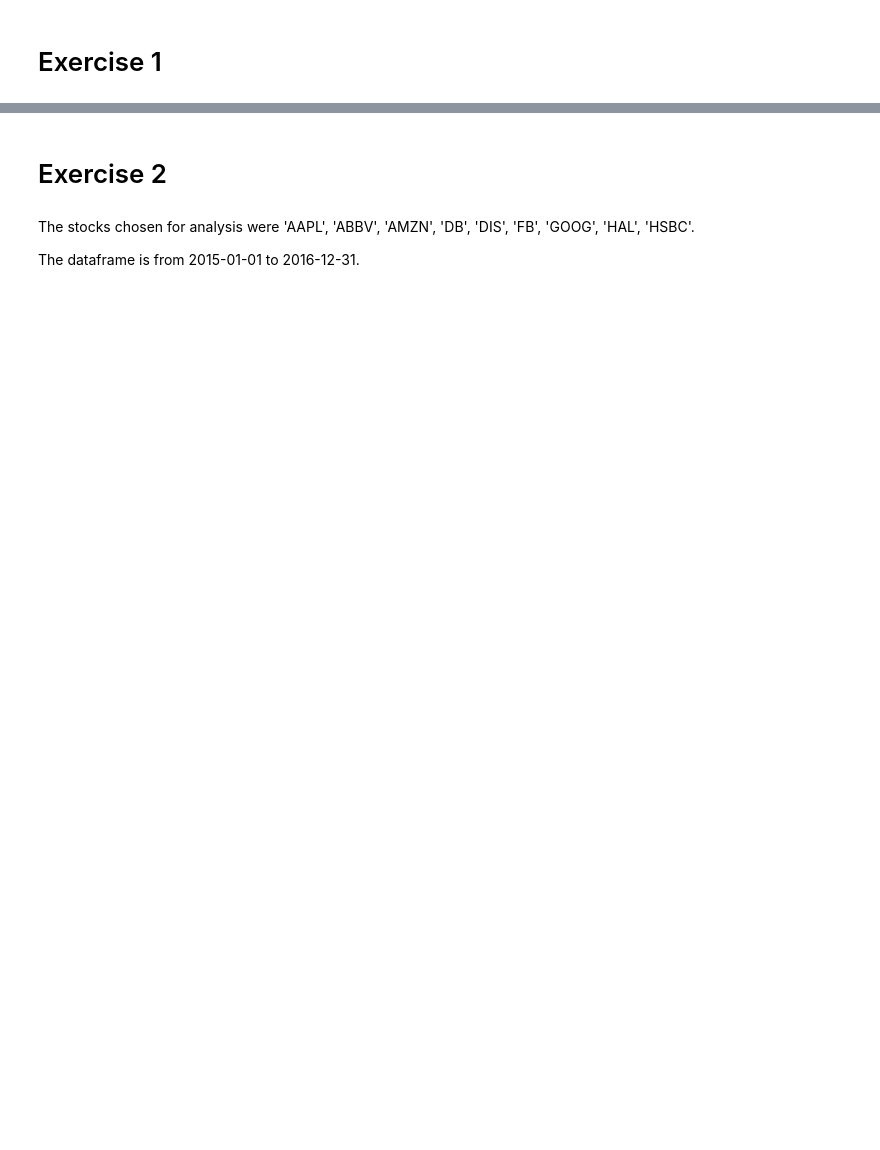
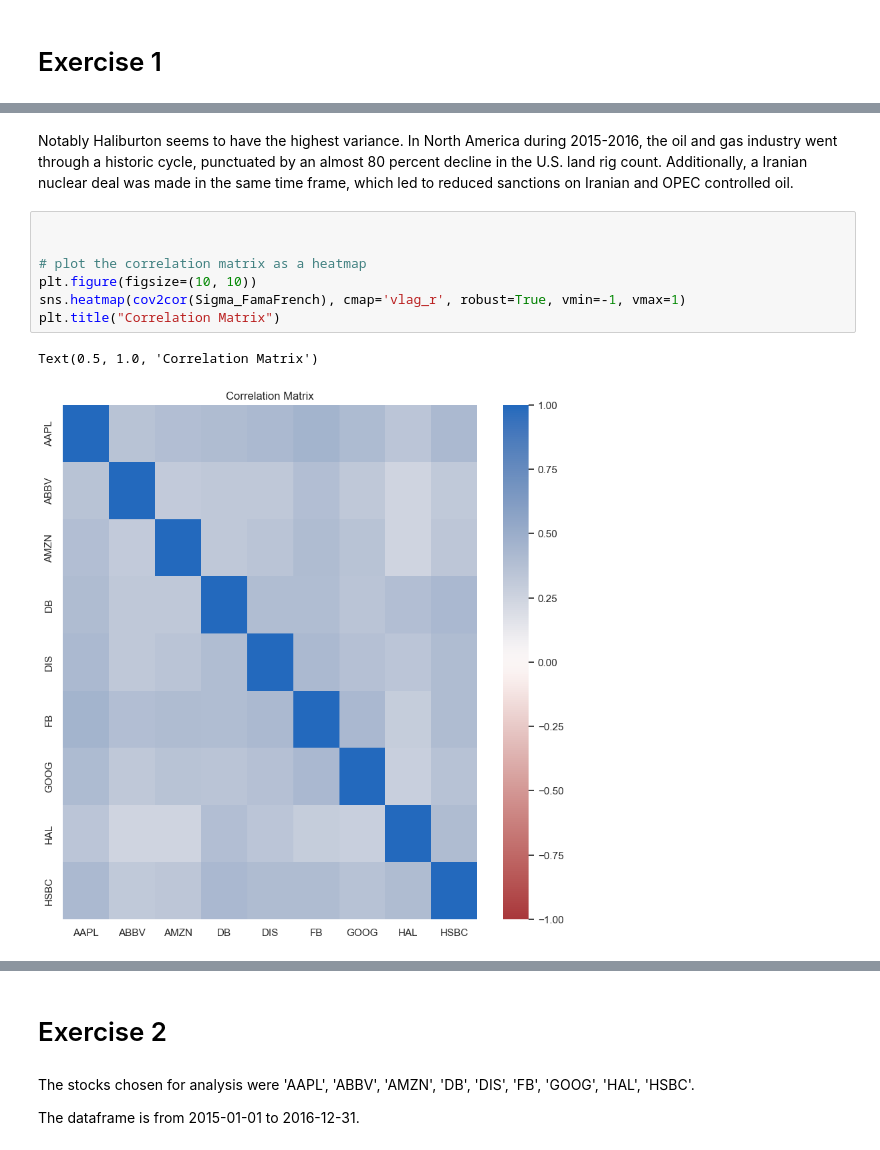
Before and after one commit to ruimaciell/2nd_homework_ml, a Jupyter notebook: HW2_2_rui.ipynb, the cells around one changed output, grey strips where cells are left out. Cells and saved outputs as stored; diff of their text form; blank space fills up the shorter version.

```diff
--- a/HW2_2_rui.ipynb
+++ b/HW2_2_rui.ipynb
@@ -22,0 +187,12 @@ seed = 4
+# %% [markdown]
+Notably Haliburton seems to have the highest variance. In North America during 2015-2016, the oil and gas industry went through a historic cycle, punctuated by an almost 80 percent decline in the U.S. land rig count. Additionally, a Iranian nuclear deal was made in the same time frame, which led to reduced sanctions on Iranian and OPEC controlled oil.
+# %%
+
+
+# plot the correlation matrix as a heatmap
+plt.figure(figsize=(10, 10))
+sns.heatmap(cov2cor(Sigma_FamaFrench), cmap='vlag_r', robust=True, vmin=-1, vmax=1)
+plt.title("Correlation Matrix")
+# %% [output]
+Text(0.5, 1.0, 'Correlation Matrix')
+[figure, added]
```
Also changed, not shown: parts of 46 cells of this notebook, 1 other file.
